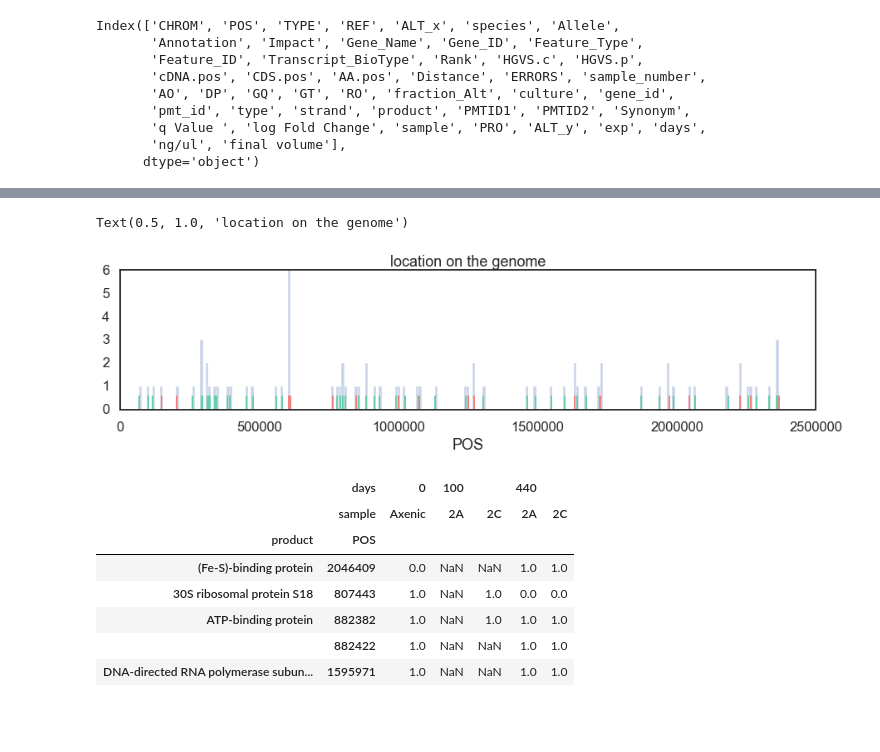
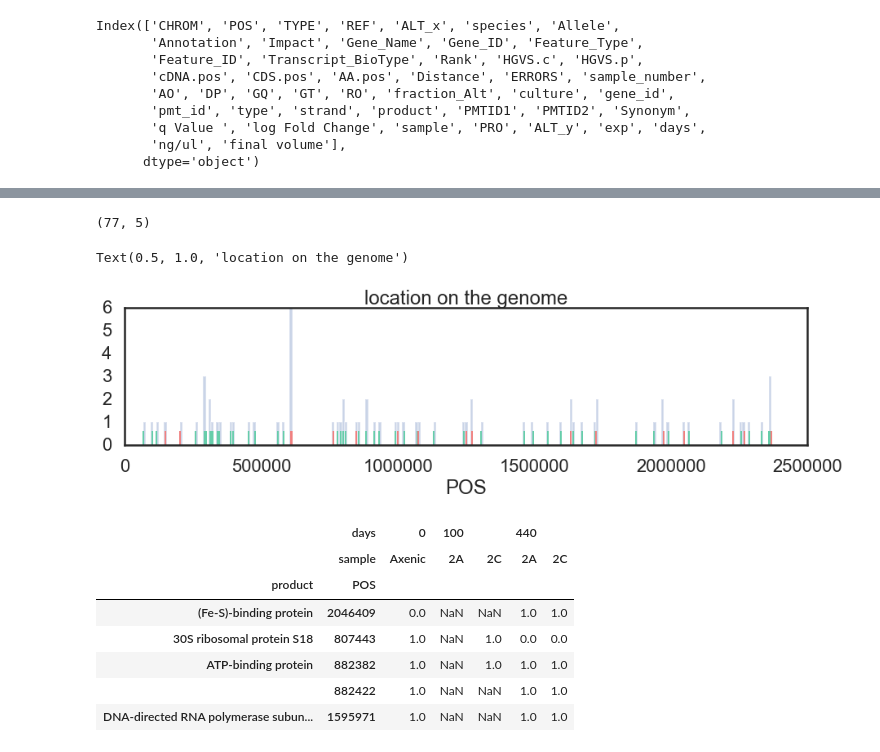
Before and after one commit to wosnat/ccpa, a Jupyter notebook: ccpa_snippy.ipynb, the cells around one changed output, grey strips where cells are left out. Cells and saved outputs as stored; diff of their text form; code cells hidden in the pictures; blank space fills up the shorter version.

```diff
--- a/ccpa_snippy.ipynb
+++ b/ccpa_snippy.ipynb
@@ -18,6 +18,7 @@ from sklearn.preprocessing import StandardScaler
 from scipy.stats import zscore
 sns.set(rc={'figure.figsize':(15,8)})
 sns.set_context('poster')
+sns.set_style('white')
 # %%
 %load_ext autoreload
 %autoreload 2
@@ -167,6 +352,7 @@ for v in value_cols:
 # %%
 #from glob import glob
-data_dpath = os.path.join('DNA','freebayes')
+#data_dpath = os.path.join('DNA','freebayes')
+data_dpath = os.path.join('DNA','dnaseq_trimmed')
 # ##INFO=<ID=ANN,Number=.,Type=String,
 #Description="Functional annotations: 'Allele | Annotation | Annotation_Impact |
 #            Gene_Name | Gene_ID | Feature_Type | Feature_ID | Transcript_BioType |
@@ -181,7 +367,8 @@ def _parse_csv(t):
     #idx = 160000+i
     #dname = f'D20-{idx}-4500T'
     #glob(os.path.join(data_dpath, dname,'**', '*.csv'), recursive=True)
-    fpath = os.path.join(data_dpath, f'freebayes_{t}', f'freebayes_{t}.tab')
+    fpath = os.path.join(data_dpath, #f'freebayes_{t}',
+                         f'freebayes_{t}.tab')
     df =  pd.read_csv(fpath, sep='\t')
     df['species'] = t
     df.ANN = df.ANN.str.split(',')
@@ -427,26 +627,32 @@ sns.heatmap(pvdf.loc[pvdf.std(axis=1) > 1e-1].sort_values((  0, 'Axenic')),
+# %%
+pvdf.shape
+# %% [output]
+(77, 5)
 # %%
 plt.figure(figsize=(15,3))
+pvdf = mpdf.loc[mpdf.type == 'CDS'].pivot_table(index=[ 'product','POS',],
+                                                columns=[ 'days','sample',], values='call', aggfunc='first')
 
 #from matplotlib import collections  as mc
 sns.distplot(pvdf.reset_index()['POS'], kde=False, bins=240, hist_kws=dict(alpha=0.3))
 ax = sns.rugplot(pvdf.loc[pvdf[(0,'Axenic')]==1].reset_index()['POS'], height=0.1, c='MediumAquamarine', lw=2)
 ax = sns.rugplot(pvdf.loc[pvdf[(0,'Axenic')]==0].reset_index()['POS'], height=0.1, c='lightcoral', lw=2)
 
 #sns.scatterplot(x=pvdf['POS'], pvdf[(0,'Axenic')]
 #import pylab as pl
 
 #lines = [[(0, 1), (1, 1)], [(2, 3), (3, 3)], [(1, 2), (1, 3)]]
 #df_genome_MIT9313[['left', 'right'], ]
 
 #lc = mc.LineCollection(lines, colors=c, linewidths=2)
 #fig, ax = pl.subplots()
 #ax.add_collection(lc)
 #ax.autoscale()
 #ax.margins(0.1)
 plt.title('location on the genome')
 # %% [output]
 Text(0.5, 1.0, 'location on the genome')
-[figure, old version]
+[figure, new version]
 # %%
 pvdf.head()
 # %% [output]
```
Also changed, not shown: parts of 27 cells of this notebook, 44 other files.
